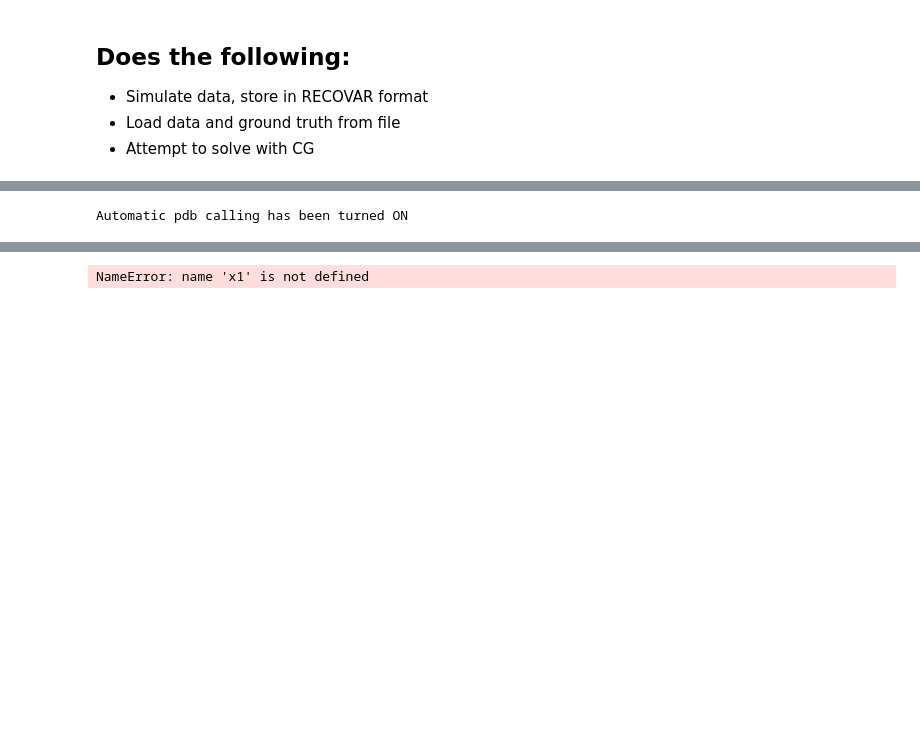
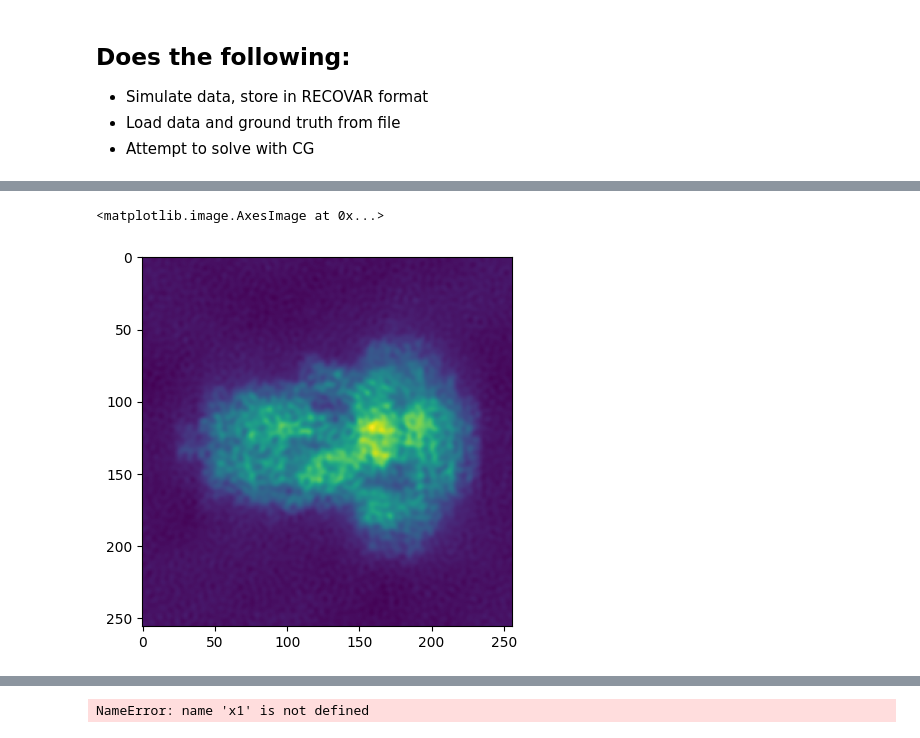
Before and after one commit to ma-gilles/recovar, a Jupyter notebook: ewald_test_cg.ipynb, the cells around one changed output, grey strips where cells are left out. Cells and saved outputs as stored; diff of their text form; code cells hidden in the pictures; blank space fills up the shorter version.

```diff
--- a/ewald_test_cg.ipynb
+++ b/ewald_test_cg.ipynb
@@ -133,4 +125,8 @@ ipdb>  q
-# %%
-pdb
-# %% [output]
-Automatic pdb calling has been turned ON
+# %%
+volume_real, volume_imag = ewald.unvec_masked(x1, cryo.volume_shape, mask_size)
+vol = ftu.get_idft3((volume_real + 1j * volume_imag).reshape(volume_shape))#.real
+# %%
+plt.imshow(vol.sum(axis=0).real)
+# %% [output]
+<matplotlib.image.AxesImage at 0x...>
+[figure, added]
```
Also changed, not shown: parts of 34 cells of this notebook, 2 other files.
